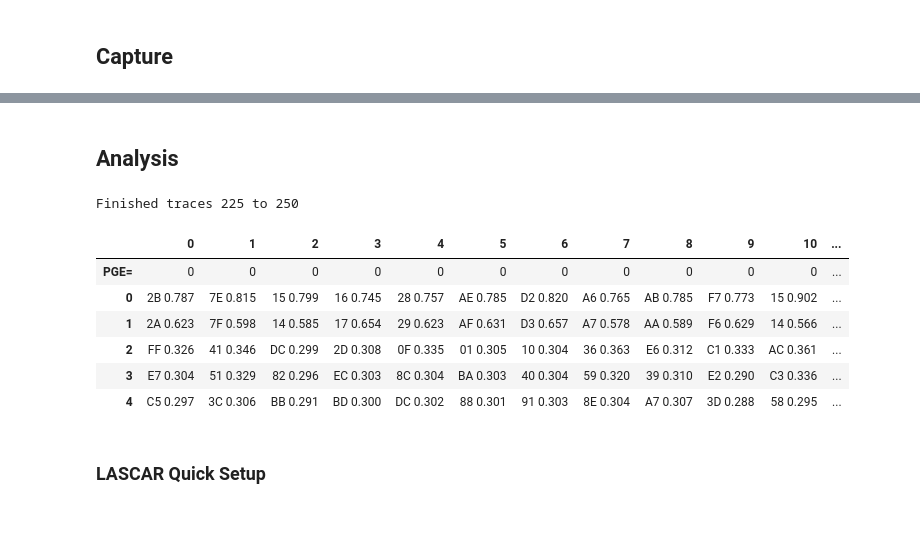
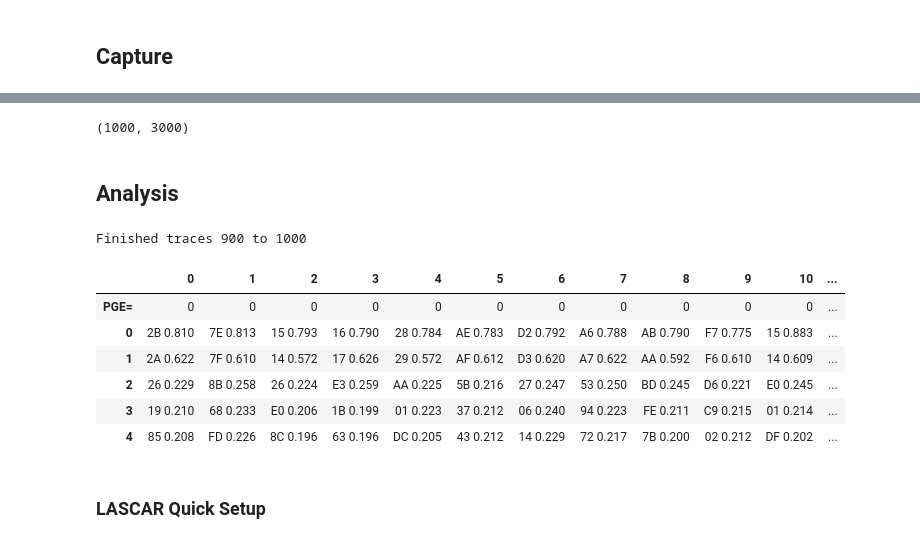
Before and after one commit to antragoudaras/chipwhisperer-jupyter, a Jupyter notebook: courses/sca101/Lab 5_1 - ChipWhisperer CPA Attacks in Practice.ipynb, the cells around one changed output, grey strips where cells are left out. Cells and saved outputs as stored; diff of their text form; code cells hidden in the pictures.

```diff
--- a/courses/sca101/Lab 5_1 - ChipWhisperer CPA Attacks in Practice.ipynb
+++ b/courses/sca101/Lab 5_1 - ChipWhisperer CPA Attacks in Practice.ipynb
@@ -70,3 +68,5 @@ reset_target(scope)
+# %%
+scope.adc.samples = 3000
 # %%
 %run "../../Helper_Scripts/plot.ipynb"
 plot = real_time_plot(plot_len=3000)
@@ -76,14 +76,16 @@ plot = real_time_plot(plot_len=3000)
 [interactive output not drawn]
 [interactive output not drawn]
 # %%
-from tqdm.notebook import trange
+from tqdm import trange
+import chipwhisperer as cw
+
 ktp = cw.ktp.Basic()
 
 #Set your project name here
 project = cw.create_project("projects/lab51_examplecpa", overwrite = True)
 
 #Set your number of traces here
-num_traces = 250
+num_traces = 1000
 
 for i in trange(num_traces, desc='Capturing traces'):
     key, text = ktp.next()  # manual creation of a key, text pair can be substituted here
@@ -97,6 +99,11 @@ for i in trange(num_traces, desc='Capturing traces'):
         plot.send(trace)
 
 project.save()
+# %%
+import numpy as np
+print(np.shape(project.waves))
+# %% [output]
+(1000, 3000)
 # %%
 #If you don't need scope anymore - run this block
 scope.dis()
@@ -106,18 +113,18 @@ target.dis()
 # %%
 import chipwhisperer.analyzer as cwa
 #pick right leakage model for your attack
 leak_model = cwa.leakage_models.sbox_output
 attack = cwa.cpa(project, leak_model)
-results = attack.run(cwa.get_jupyter_callback(attack))
+results = attack.run(cwa.get_jupyter_callback(attack), update_interval=100)
 # %% [output]
-Finished traces 225 to 250
+Finished traces 900 to 1000
 |  | 0 | 1 | 2 | 3 | 4 | 5 | 6 | 7 | 8 | 9 | 10 | ... |
 | PGE= | 0 | 0 | 0 | 0 | 0 | 0 | 0 | 0 | 0 | 0 | 0 | ... |
-| 0 | 2B 0.787 | 7E 0.815 | 15 0.799 | 16 0.745 | 28 0.757 | AE 0.785 | D2 0.820 | A6 0.765 | AB 0.785 | F7 0.773 | 15 0.902 | ... |
-| 1 | 2A 0.623 | 7F 0.598 | 14 0.585 | 17 0.654 | 29 0.623 | AF 0.631 | D3 0.657 | A7 0.578 | AA 0.589 | F6 0.629 | 14 0.566 | ... |
-| 2 | FF 0.326 | 41 0.346 | DC 0.299 | 2D 0.308 | 0F 0.335 | 01 0.305 | 10 0.304 | 36 0.363 | E6 0.312 | C1 0.333 | AC 0.361 | ... |
-| 3 | E7 0.304 | 51 0.329 | 82 0.296 | EC 0.303 | 8C 0.304 | BA 0.303 | 40 0.304 | 59 0.320 | 39 0.310 | E2 0.290 | C3 0.336 | ... |
-| 4 | C5 0.297 | 3C 0.306 | BB 0.291 | BD 0.300 | DC 0.302 | 88 0.301 | 91 0.303 | 8E 0.304 | A7 0.307 | 3D 0.288 | 58 0.295 | ... |
+| 0 | 2B 0.810 | 7E 0.813 | 15 0.793 | 16 0.790 | 28 0.784 | AE 0.783 | D2 0.792 | A6 0.788 | AB 0.790 | F7 0.775 | 15 0.883 | ... |
+| 1 | 2A 0.622 | 7F 0.610 | 14 0.572 | 17 0.626 | 29 0.572 | AF 0.612 | D3 0.620 | A7 0.622 | AA 0.592 | F6 0.610 | 14 0.609 | ... |
+| 2 | 26 0.229 | 8B 0.258 | 26 0.224 | E3 0.259 | AA 0.225 | 5B 0.216 | 27 0.247 | 53 0.250 | BD 0.245 | D6 0.221 | E0 0.245 | ... |
+| 3 | 19 0.210 | 68 0.233 | E0 0.206 | 1B 0.199 | 01 0.223 | 37 0.212 | 06 0.240 | 94 0.223 | FE 0.211 | C9 0.215 | 01 0.214 | ... |
+| 4 | 85 0.208 | FD 0.226 | 8C 0.196 | 63 0.196 | DC 0.205 | 43 0.212 | 14 0.229 | 72 0.217 | 7B 0.200 | 02 0.212 | DF 0.202 | ... |
 # %% [markdown]
 ### LASCAR Quick Setup
 # %%
```
Also changed, not shown: parts of 3 cells of this notebook, 1 other file.
